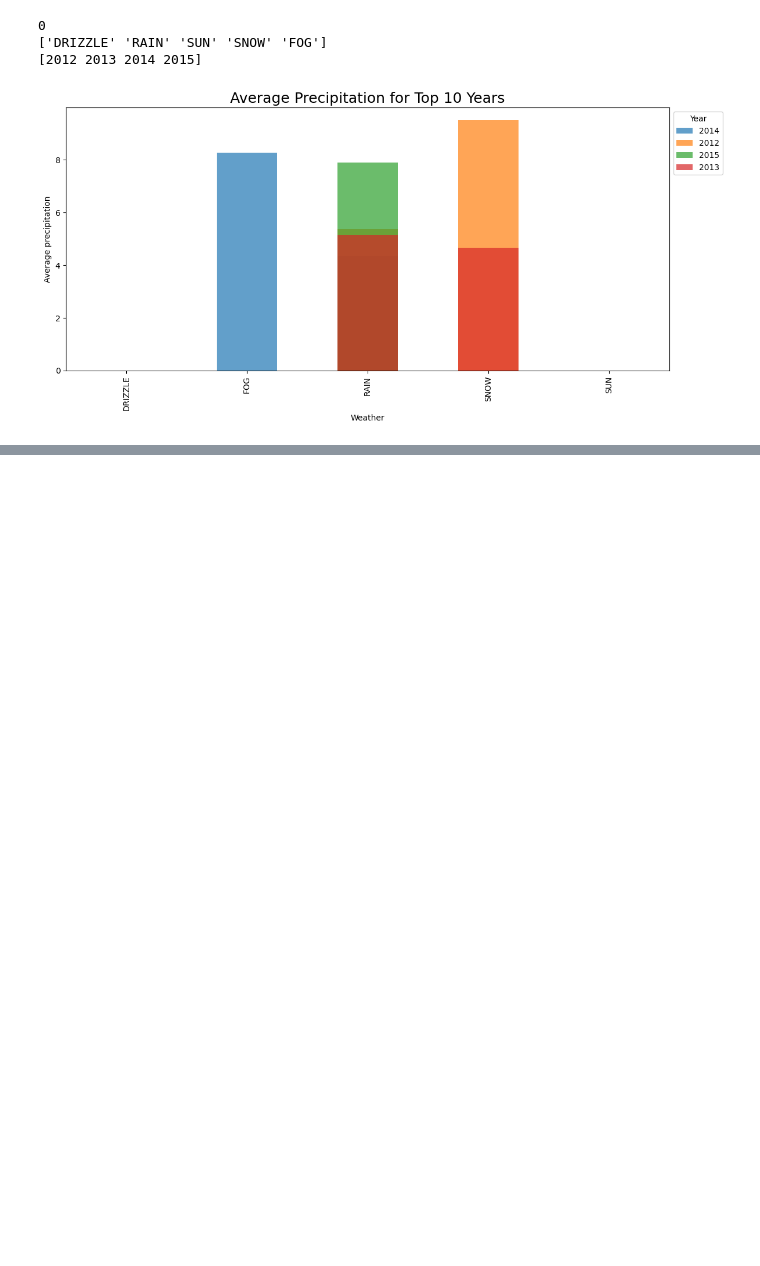
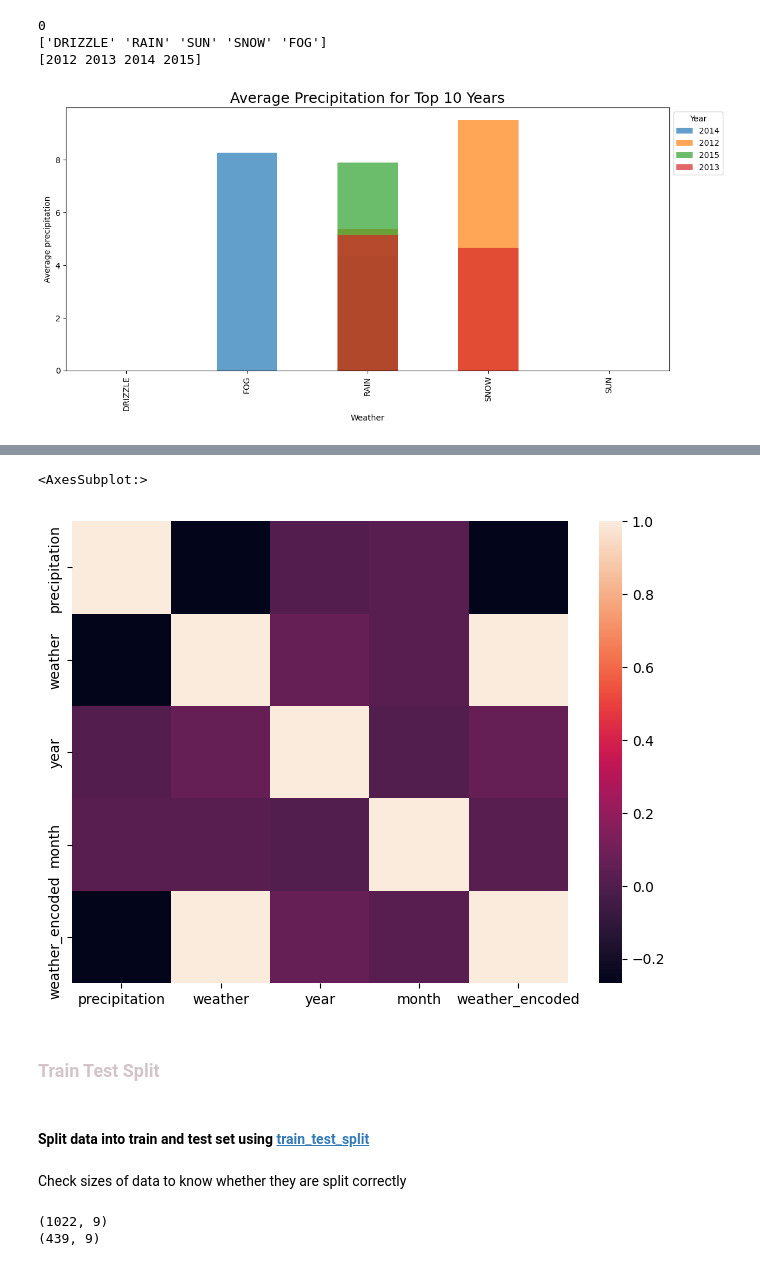
Before and after one commit to shubhangi24kashid/SkyCast, a Jupyter notebook: detection.ipynb, the cells around one changed output, grey strips where cells are left out. Saved outputs shown, nothing was run; the diff lists cells and outputs as text; code cells hidden in the pictures; blank space fills up the shorter version.

Commit message:
added train and test split

```diff
--- a/detection.ipynb
+++ b/detection.ipynb
@@ -490,0 +527,13 @@ plt.show()
+# %%
+from sklearn.preprocessing import LabelEncoder
+weath_org['weather']=LabelEncoder().fit_transform(weath_org['weather'])
+# %%
+fig, axes=plt.subplots(figsize=(8, 6))
+sns.heatmap(weath_org.corr(), ax=axes)
+# %% [output]
+<AxesSubplot:>
+[figure, added]
+# %% [markdown]
+### <font color='#5234' face='Cursive'> Train Test Split</font>
+# %% [markdown]
+#### Split data into train and test set using [train_test_split](https://scikit-learn.org/stable/modules/generated/sklearn.model_selection.train_test_split.html)
@@ -490,0 +543,11 @@ plt.show()
+# %% [markdown]
+ Check sizes of data to know whether they are split correctly
+# %%
+# Shape of train set
+print(weath_train.shape)
+
+# Shape of test set
+print(weath_test.shape)
+# %% [output]
+(1022, 9)
+(439, 9)
```
Also changed, not shown: parts of 18 cells of this notebook.
